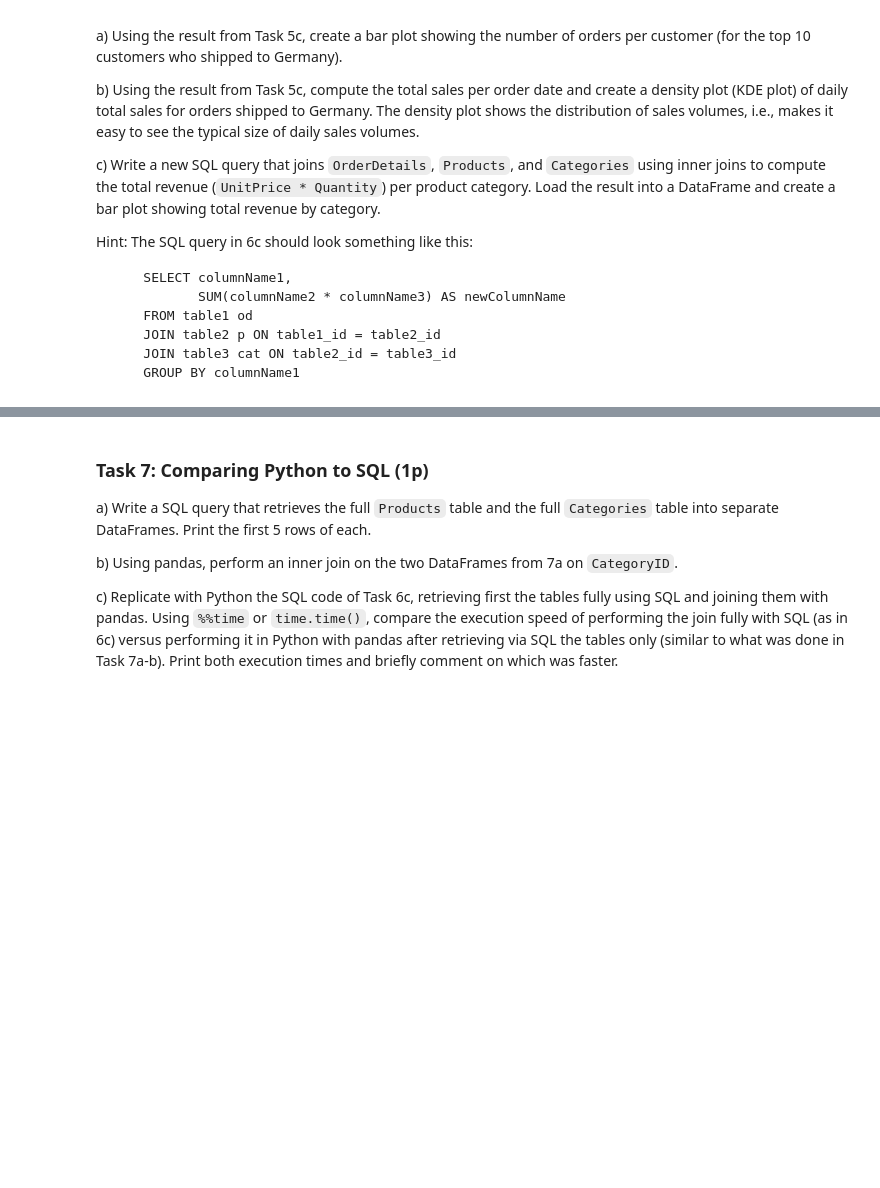
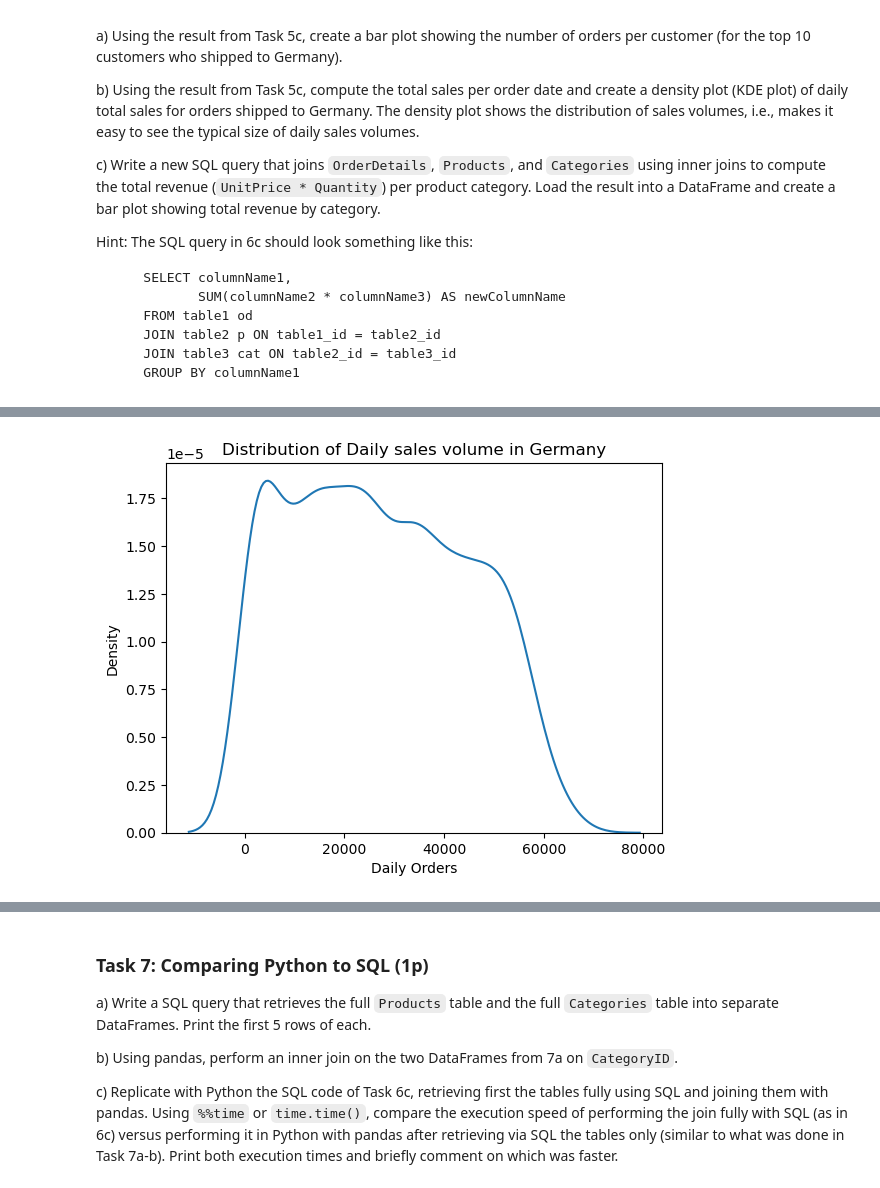
Before and after one commit to stavroulaalex/Python-BusinessIntelligence-Stav, a Jupyter notebook: assignments/assignment2/assignment2.ipynb, the cells around one changed output, grey strips where cells are left out. Saved outputs shown, nothing was run; the diff lists cells and outputs as text; code cells hidden in the pictures; blank space fills up the shorter version.

```diff
--- a/assignments/assignment2/assignment2.ipynb
+++ b/assignments/assignment2/assignment2.ipynb
@@ -283,0 +381,4 @@ Hint: The SQL query in 6c should look something like this:
+# %%
+#b)
+df_daily_sales = df_taskc.groupby('OrderDate')['LineTotal'].sum()
+print(df_daily_sales)
@@ -283,0 +399,7 @@ Hint: The SQL query in 6c should look something like this:
+# %%
+sns.kdeplot(data=df_daily_sales)
+plt.title('Distribution of Daily sales volume in Germany')
+plt.xlabel('Daily Orders')
+plt.show()
+# %% [output]
+[figure, added]
```
Also changed, not shown: parts of 10 cells of this notebook, 15 other files.
